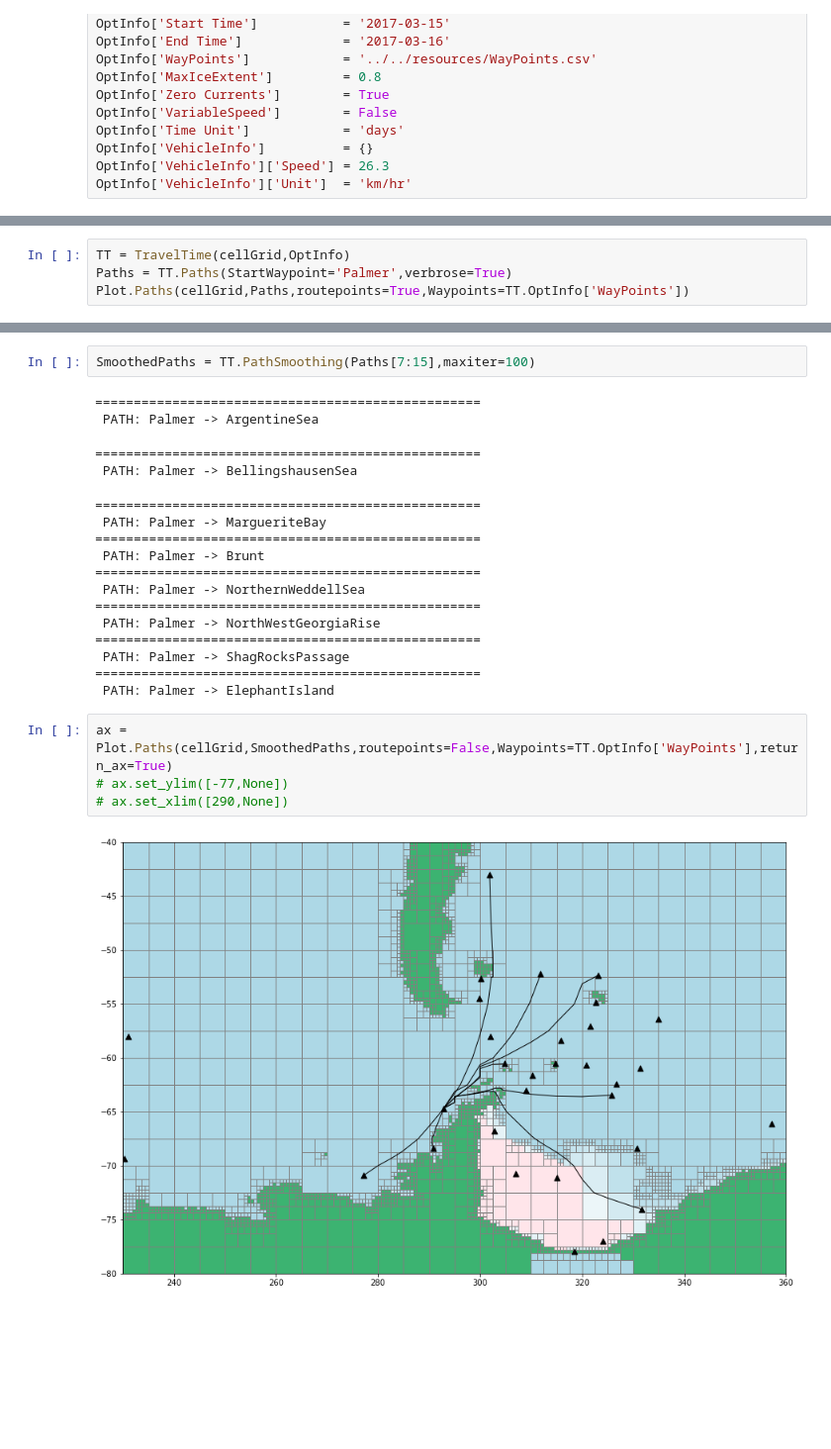
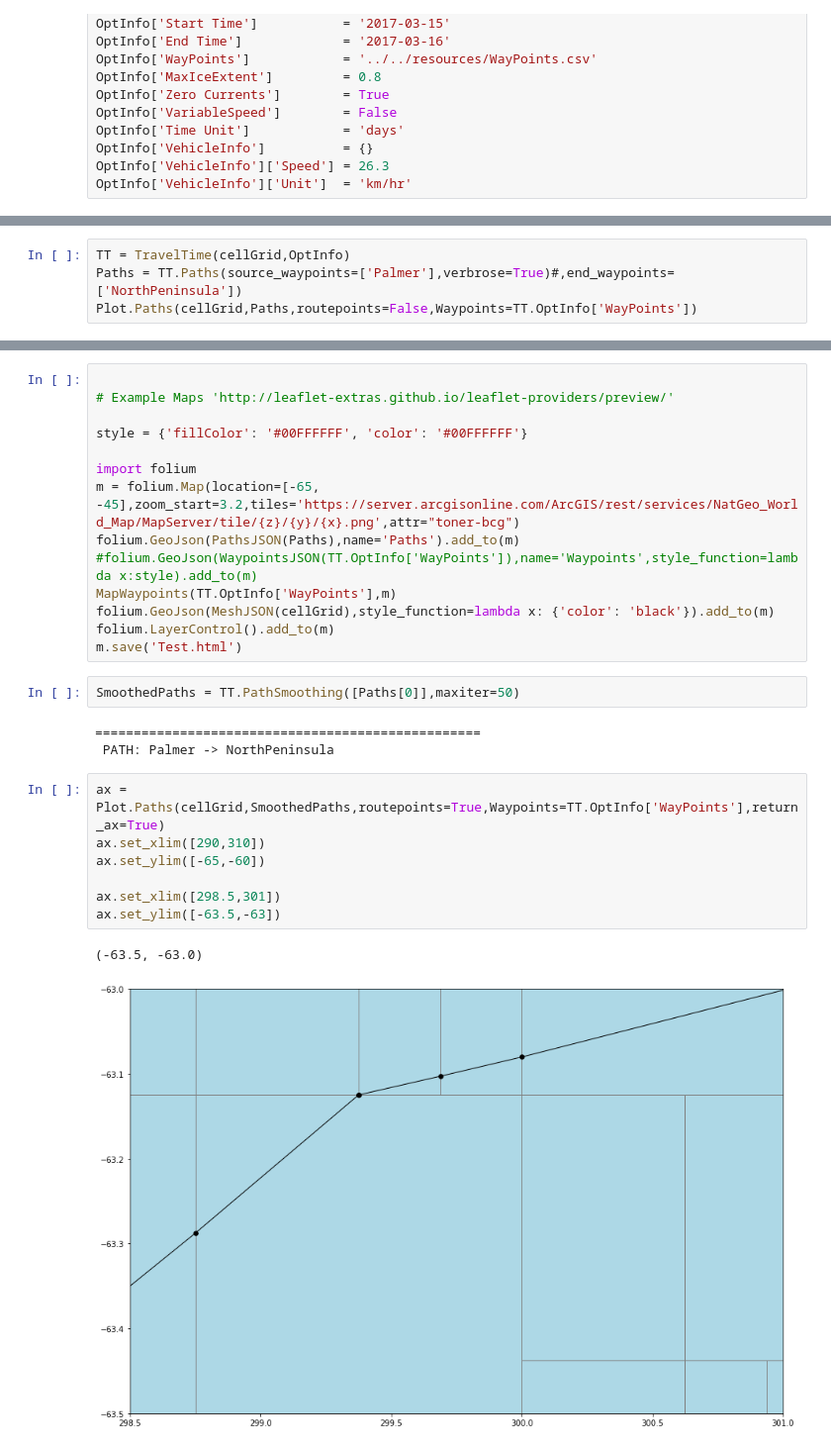
Before and after one commit to antarctica/PolarRoute, a Jupyter notebook: Examples/PathSmoothing/MultiWaypoint.ipynb, the cells around one changed output, grey strips where cells are left out. Shown at 99% size. Drawn from its saved outputs; the diff is of its cells as text; blank space fills up the shorter version.

Commit message:
Inclusion of .html interactive Plots

```diff
--- a/Examples/PathSmoothing/MultiWaypoint.ipynb
+++ b/Examples/PathSmoothing/MultiWaypoint.ipynb
@@ -33,6 +33,6 @@ Plot.Mesh(cellGrid)
 # %%
 TT = TravelTime(cellGrid,OptInfo)
-Paths = TT.Paths(StartWaypoint='Palmer',verbrose=True)
-Plot.Paths(cellGrid,Paths,routepoints=True,Waypoints=TT.OptInfo['WayPoints'])
+Paths = TT.Paths(source_waypoints=['Palmer'],verbrose=True)#,end_waypoints=['NorthPeninsula'])
+Plot.Paths(cellGrid,Paths,routepoints=False,Waypoints=TT.OptInfo['WayPoints'])
 # %% [output]
 === Processing Waypoint = Palmer ===
@@ -40,25 +138,29 @@ Plot.Paths(cellGrid,Paths,routepoints=True,Waypoints=TT.OptInfo['WayPoints'])
+# %%
+
+# Example Maps 'http://leaflet-extras.github.io/leaflet-providers/preview/'
+
+style = {'fillColor': '#00FFFFFF', 'color': '#00FFFFFF'}
+
+import folium
+m = folium.Map(location=[-65, -45],zoom_start=3.2,tiles='https://server.arcgisonline.com/ArcGIS/rest/services/NatGeo_World_Map/MapServer/tile/{z}/{y}/{x}.png',attr="toner-bcg")
+folium.GeoJson(PathsJSON(Paths),name='Paths').add_to(m)
+#folium.GeoJson(WaypointsJSON(TT.OptInfo['WayPoints']),name='Waypoints',style_function=lambda x:style).add_to(m)
+MapWaypoints(TT.OptInfo['WayPoints'],m)
+folium.GeoJson(MeshJSON(cellGrid),style_function=lambda x: {'color': 'black'}).add_to(m)
+folium.LayerControl().add_to(m)
+m.save('Test.html')
 # %%
-SmoothedPaths = TT.PathSmoothing(Paths[7:15],maxiter=100)
+SmoothedPaths = TT.PathSmoothing([Paths[0]],maxiter=50)
 # %% [output]
 ==================================================
- PATH: Palmer -> ArgentineSea
+ PATH: Palmer -> NorthPeninsula
-==================================================
- PATH: Palmer -> BellingshausenSea
-==================================================
- PATH: Palmer -> MargueriteBay
-==================================================
- PATH: Palmer -> Brunt
-==================================================
- PATH: Palmer -> NorthernWeddellSea
-==================================================
- PATH: Palmer -> NorthWestGeorgiaRise
-==================================================
- PATH: Palmer -> ShagRocksPassage
-==================================================
- PATH: Palmer -> ElephantIsland
 # %%
-ax = Plot.Paths(cellGrid,SmoothedPaths,routepoints=False,Waypoints=TT.OptInfo['WayPoints'],return_ax=True)
-# ax.set_ylim([-77,None])
-# ax.set_xlim([290,None])
+ax = Plot.Paths(cellGrid,SmoothedPaths,routepoints=True,Waypoints=TT.OptInfo['WayPoints'],return_ax=True)
+ax.set_xlim([290,310])
+ax.set_ylim([-65,-60])
+
+ax.set_xlim([298.5,301])
+ax.set_ylim([-63.5,-63])
 # %% [output]
+(-63.5, -63.0)
-[figure, old version]
+[figure, new version]
```
Also changed, not shown: parts of 6 cells of this notebook, 12 other files.
